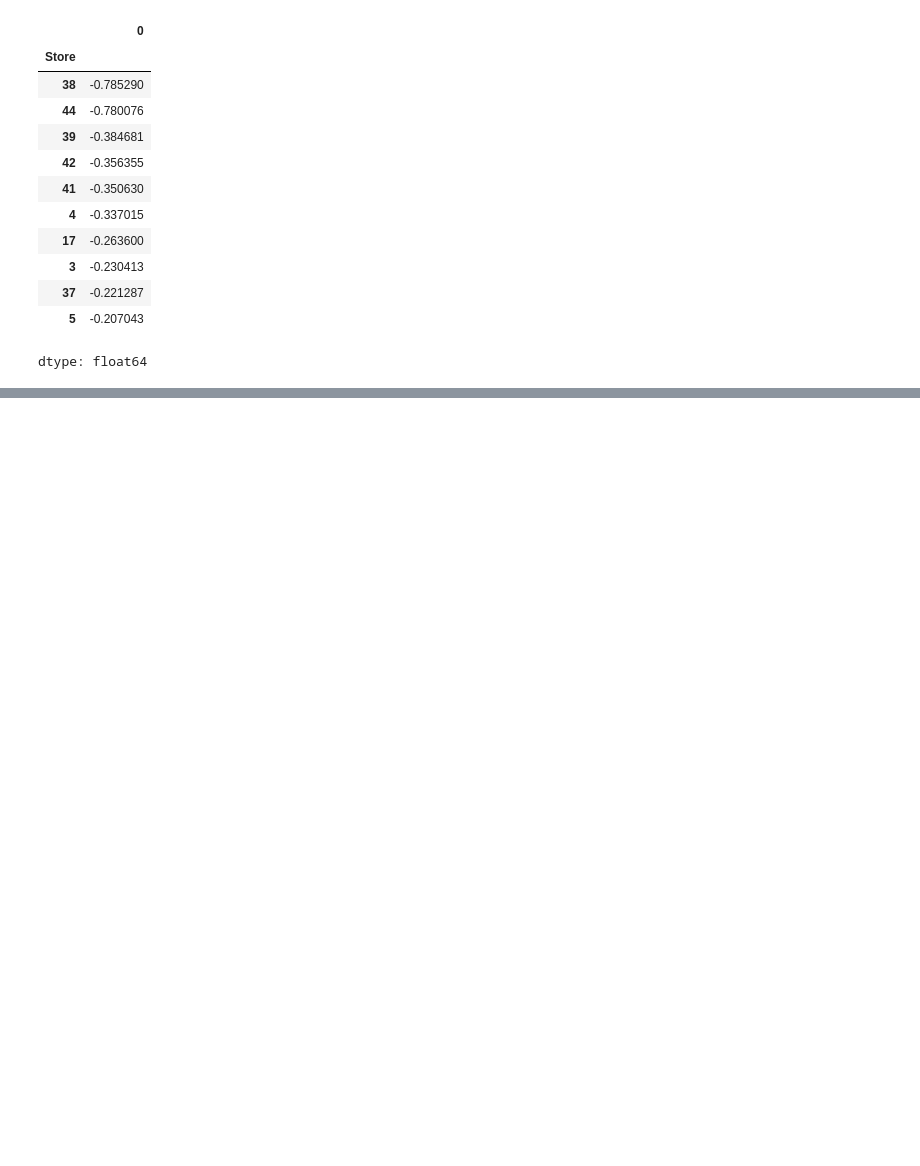
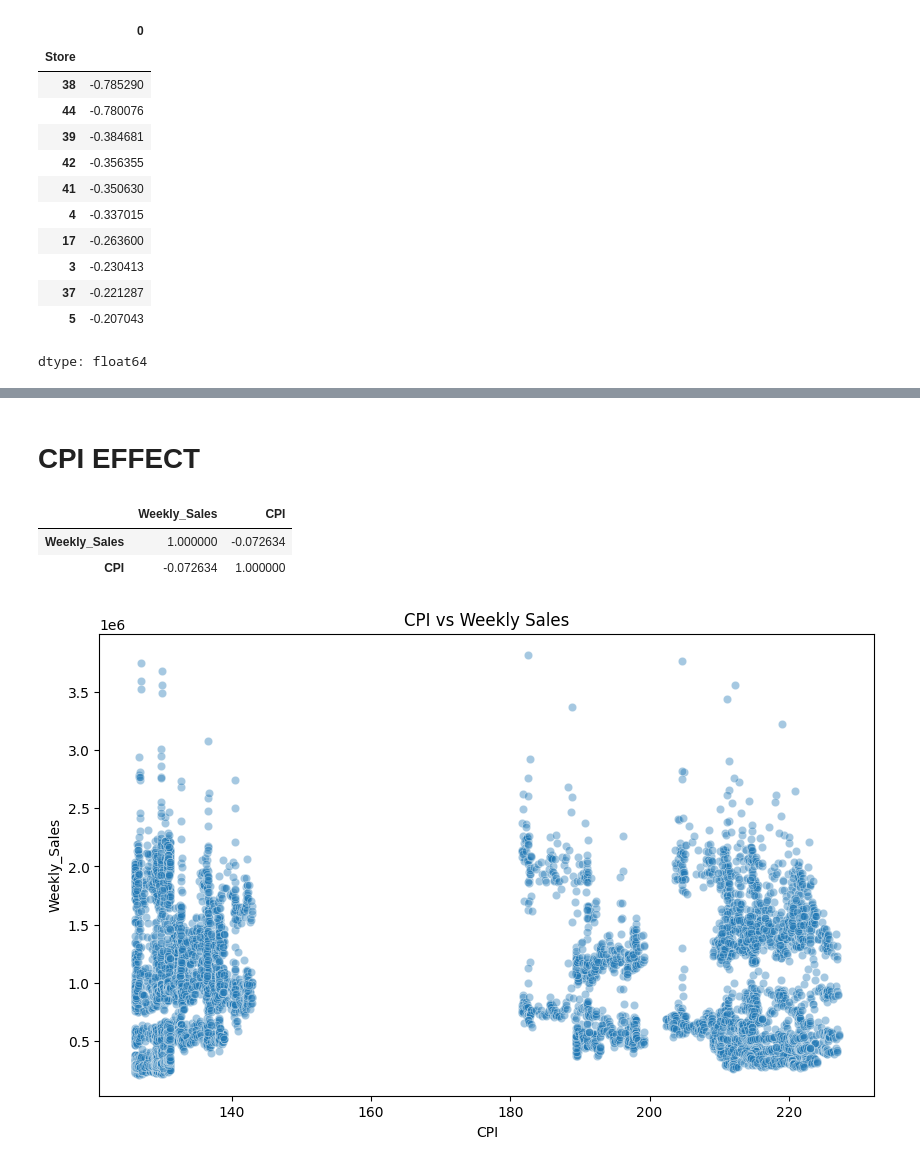
Before and after one commit to shouryalakhanpal123-gif/WALLMART-PROJECT-, a Jupyter notebook: Untitled3.ipynb, the cells around one changed output, grey strips where cells are left out. Cells and saved outputs as stored; diff of their text form; code cells hidden in the pictures; blank space fills up the shorter version.

```diff
--- a/Untitled3.ipynb
+++ b/Untitled3.ipynb
@@ -277,0 +418,22 @@ dtype: float64
+# %% [markdown]
+# **CPI EFFECT**
+# %%
+df[['Weekly_Sales','CPI']].corr()
+# %% [output]
+|  | Weekly_Sales | CPI |
+| Weekly_Sales | 1.000000 | -0.072634 |
+| CPI | -0.072634 | 1.000000 |
+# %%
+plt.figure(figsize=(10,6))
+
+sns.scatterplot(
+x='CPI',
+y='Weekly_Sales',
+data=df,
+alpha=0.4
+)
+
+plt.title('CPI vs Weekly Sales')
+plt.show()
+# %% [output]
+[figure, added]
```
Also changed, not shown: parts of 68 cells of this notebook.
